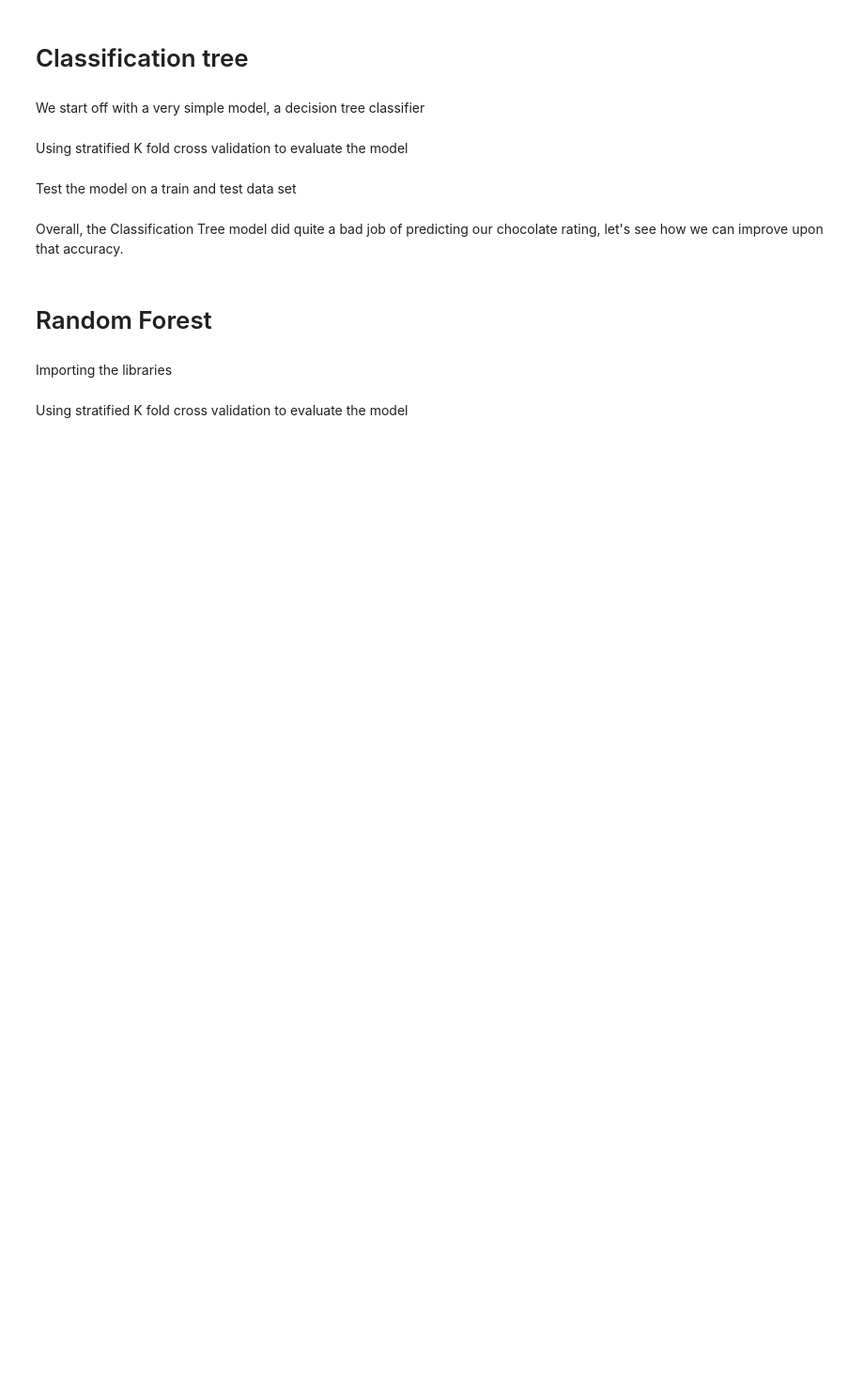
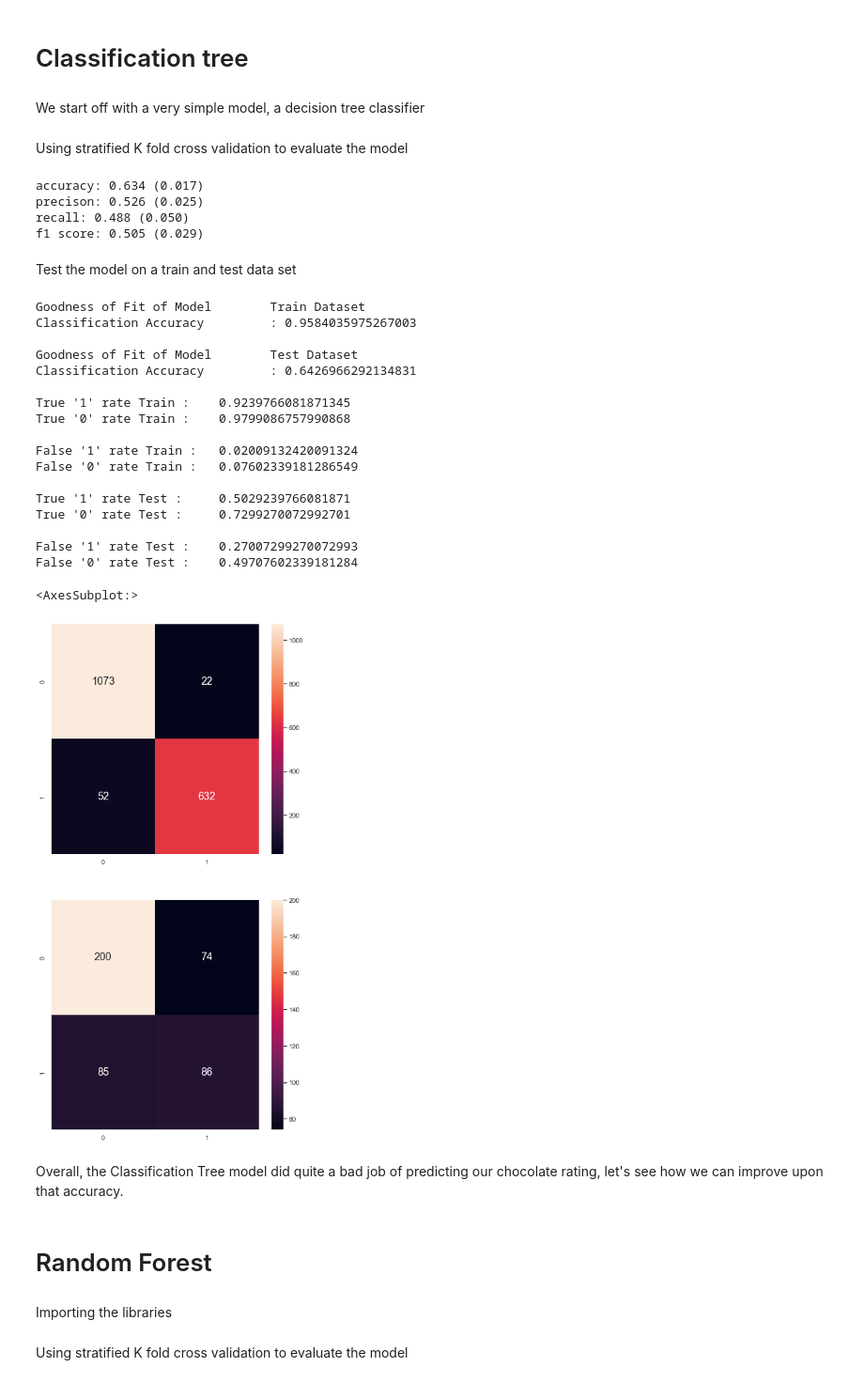
Before and after one commit to bachts/sc1015-project, a Jupyter notebook: Machine learning.ipynb, the cells around one changed output. Shown at 94% size. Cells and saved outputs as stored; diff of their text form; code cells hidden in the pictures; blank space fills up the shorter version.

```diff
--- a/Machine learning.ipynb
+++ b/Machine learning.ipynb
@@ -33,3 +50,7 @@ from sklearn.model_selection import cross_val_score
+# %%
+y1 = pd.DataFrame(choc_ohe['rating_category'])
+X1 = pd.DataFrame(choc_ohe.drop('rating_category', axis = 1))
+X1_train, X1_test, y1_train, y1_test = train_test_split(X1, y1, test_size = 0.2, stratify = y)
 # %% [markdown]
 # Classification tree
 # %% [markdown]
@@ -45,59 +73,84 @@ X1 = pd.DataFrame(choc_ohe.drop('rating_category', axis = 1))
 # %% [markdown]
 Using stratified K fold cross validation to evaluate the model
 # %%
-dectree = DecisionTreeClassifier(max_depth = 40)
-cv = RepeatedStratifiedKFold(n_splits=10, n_repeats=3, random_state=1)
-n_scores = cross_val_score(dectree, X1, y1, scoring='accuracy', cv=cv, n_jobs=-1, error_score='raise')
-print('Accuracy: %.3f (%.3f)' % (np.mean(n_scores), np.std(n_scores)))
+dectree = DecisionTreeClassifier(max_depth = 60)
+cv = RepeatedStratifiedKFold(n_splits=5, n_repeats=3, random_state=1)
+n_scores = cross_validate(dectree, X1, y1, scoring=scoring, cv=cv, n_jobs=-1, error_score='raise')
+#print(n_scores)
+print('accuracy: %.3f (%.3f)' % (np.mean(n_scores["test_accuracy"]), np.std(n_scores["test_accuracy"])))
+print('precison: %.3f (%.3f)' % (np.mean(n_scores["test_precision"]), np.std(n_scores["test_precision"])))
+print('recall: %.3f (%.3f)' % (np.mean(n_scores["test_recall"]), np.std(n_scores["test_recall"])))
+print('f1 score: %.3f (%.3f)' % (np.mean(n_scores["test_f1_score"]), np.std(n_scores["test_f1_score"])))
+# %% [output]
+accuracy: 0.634 (0.017)
+precison: 0.526 (0.025)
+recall: 0.488 (0.050)
+f1 score: 0.505 (0.029)
 # %% [markdown]
 Test the model on a train and test data set
 # %%
-X1_train, X1_test, y1_train, y1_test = train_test_split(X1, y1, test_size = 0.2)
 dectree.fit(X1_train, y1_train)                     # train the decision tree model
 
 # Predict Response corresponding to Predictors
 y1_train_pred = dectree.predict(X1_train)
 y1_test_pred = dectree.predict(X1_test)
 
 # Check the Goodness of Fit on Train Data
 print("Goodness of Fit of Model \tTrain Dataset")
 print("Classification Accuracy \t:", dectree.score(X1_train, y1_train))
 print()
 
 # Check the Goodness of Fit on Test Data
 print("Goodness of Fit of Model \tTest Dataset")
 print("Classification Accuracy \t:", dectree.score(X1_test, y1_test))
 print()
 
 trainData = confusion_matrix(y1_train, y1_train_pred)
 testData = confusion_matrix(y1_test, y1_test_pred)
 
-print("True '2' rate Train :\t", (trainData[2][2]/(trainData[2][0]+trainData[2][1]+trainData[2][2])))
-print("True '1' rate Train :\t", (trainData[1][1]/(trainData[1][0]+trainData[1][1]+trainData[1][2])))
-print("True '0' rate Train :\t", (trainData[0][0]/(trainData[0][0]+trainData[0][1]+trainData[0][2])))
+
+print("True '1' rate Train :\t", (trainData[1][1]/(trainData[1][0]+trainData[1][1])))
+print("True '0' rate Train :\t", (trainData[0][0]/(trainData[0][0]+trainData[0][1])))
 print()
 
-print("False '2' rate Train :\t", ((trainData[1][2]+trainData[0][2])/((trainData[1][2]+trainData[0][2]+trainData[1][1]+trainData[0][1]+trainData[1][0]+trainData[0][0]))))
-print("False '1' rate Train :\t", ((trainData[2][1]+trainData[0][1])/((trainData[2][1]+trainData[0][1]+trainData[2][2]+trainData[0][2]+trainData[2][0]+trainData[0][0]))))
-print("False '0' rate Train :\t", ((trainData[1][0]+trainData[2][0])/((trainData[1][0]+trainData[2][0]+trainData[1][1]+trainData[2][1]+trainData[1][2]+trainData[2][2]))))
+print("False '1' rate Train :\t", ((trainData[0][1])/((trainData[0][1]+trainData[0][0]))))
+print("False '0' rate Train :\t", ((trainData[1][0])/((trainData[1][0]+trainData[1][1]))))
 print()
 
-print("True '2' rate Test :\t", (testData[2][2]/(testData[2][0]+testData[2][1]+testData[2][2])))
-print("True '1' rate Test :\t", (testData[1][1]/(testData[1][0]+testData[1][1]+testData[1][2])))
-print("True '0' rate Test :\t", (testData[0][0]/(testData[0][0]+testData[0][1]+testData[0][2])))
+print("True '1' rate Test :\t", (testData[1][1]/(testData[1][0]+testData[1][1])))
+print("True '0' rate Test :\t", (testData[0][0]/(testData[0][0]+testData[0][1])))
 print()
 
-print("False '2' rate Test :\t", ((testData[1][2]+testData[0][2])/((testData[1][2]+testData[0][2]+testData[1][1]+testData[0][1]+testData[1][0]+testData[0][0]))))
-print("False '1' rate Test :\t", ((testData[2][1]+testData[0][1])/((testData[2][1]+testData[0][1]+testData[2][2]+testData[0][2]+testData[2][0]+testData[0][0]))))
-print("False '0' rate Test :\t", ((testData[1][0]+testData[2][0])/((testData[1][0]+testData[2][0]+testData[1][1]+testData[2][1]+testData[1][2]+testData[2][2]))))
+print("False '1' rate Test :\t", ((testData[0][1])/((testData[0][1]+testData[0][0]))))
+print("False '0' rate Test :\t", ((testData[1][0])/((testData[1][0]+testData[1][1]))))
 print()
 
 # Plot the Confusion Matrix for Train and Test
 f, axes = plt.subplots(2, 1, figsize=(8, 16))
 sb.heatmap(trainData,
            annot = True, fmt=".0f", annot_kws={"size": 18}, ax = axes[0])
 sb.heatmap(testData,
            annot = True, fmt=".0f", annot_kws={"size": 18}, ax = axes[1])
+# %% [output]
+Goodness of Fit of Model        Train Dataset
+Classification Accuracy         : 0.9584035975267003
+
+Goodness of Fit of Model        Test Dataset
+Classification Accuracy         : 0.6426966292134831
+
+True '1' rate Train :    0.9239766081871345
+True '0' rate Train :    0.9799086757990868
+
+False '1' rate Train :   0.02009132420091324
+False '0' rate Train :   0.07602339181286549
+
+True '1' rate Test :     0.5029239766081871
+True '0' rate Test :     0.7299270072992701
+
+False '1' rate Test :    0.27007299270072993
+False '0' rate Test :    0.49707602339181284
+<AxesSubplot:>
+[figure, added]
 # %% [markdown]
 Overall, the Classification Tree model did quite a bad job of predicting our chocolate rating, let's see how we can improve upon that accuracy.
 # %% [markdown]
```
Also changed, not shown: parts of 7 cells of this notebook.
